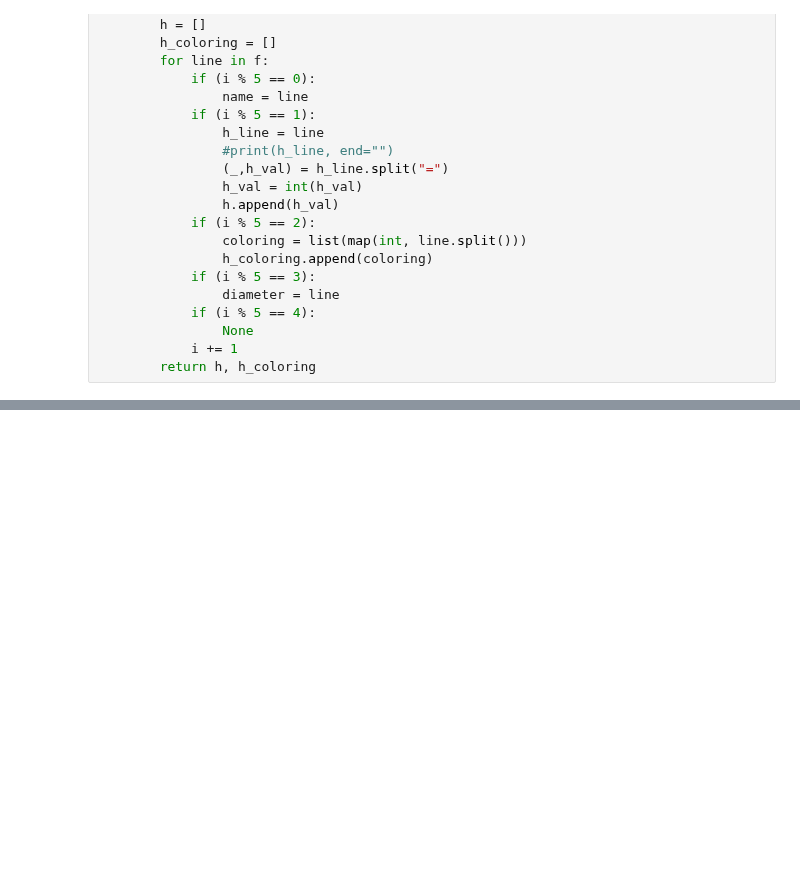
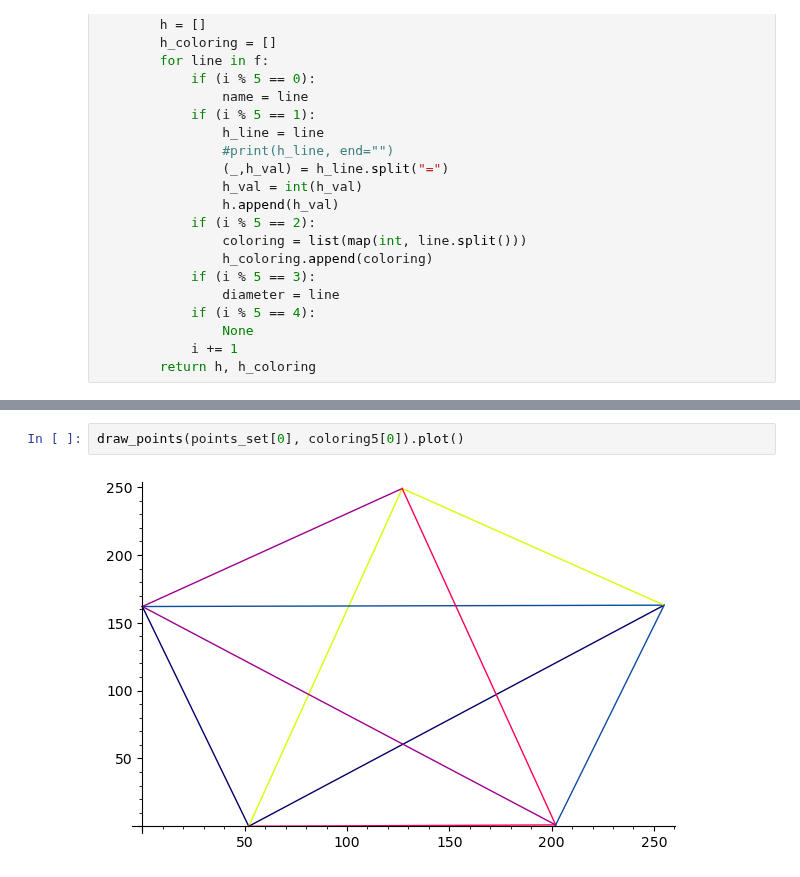
Before and after one commit to moeru1/geometric-colorings, a Jupyter notebook: Untitled.ipynb, the cells around one changed output, grey strips where cells are left out. Saved outputs shown, nothing was run; the diff lists cells and outputs as text; blank space fills up the shorter version.

```diff
--- a/Untitled.ipynb
+++ b/Untitled.ipynb
@@ -527,0 +516,4 @@ read_colorings("Harmonious-coloring/results/adj_otypes06.out")
+# %%
+draw_points(points_set[0], coloring5[0]).plot()
+# %% [output]
+[figure, added]
```
Also changed, not shown: parts of 17 cells of this notebook, 1 other file.
